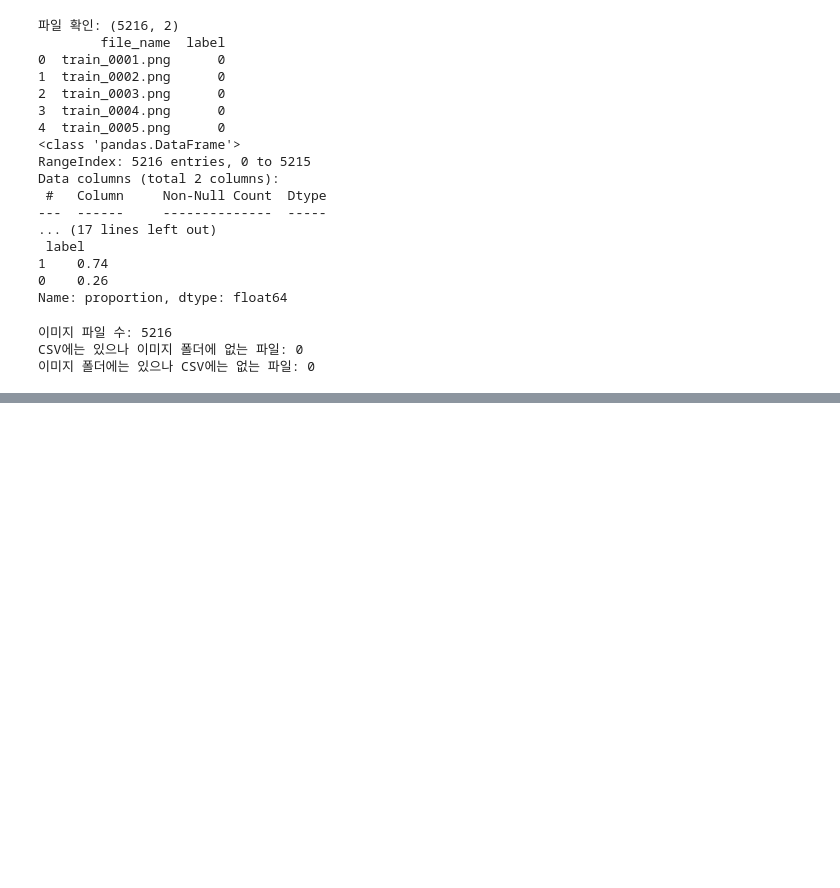
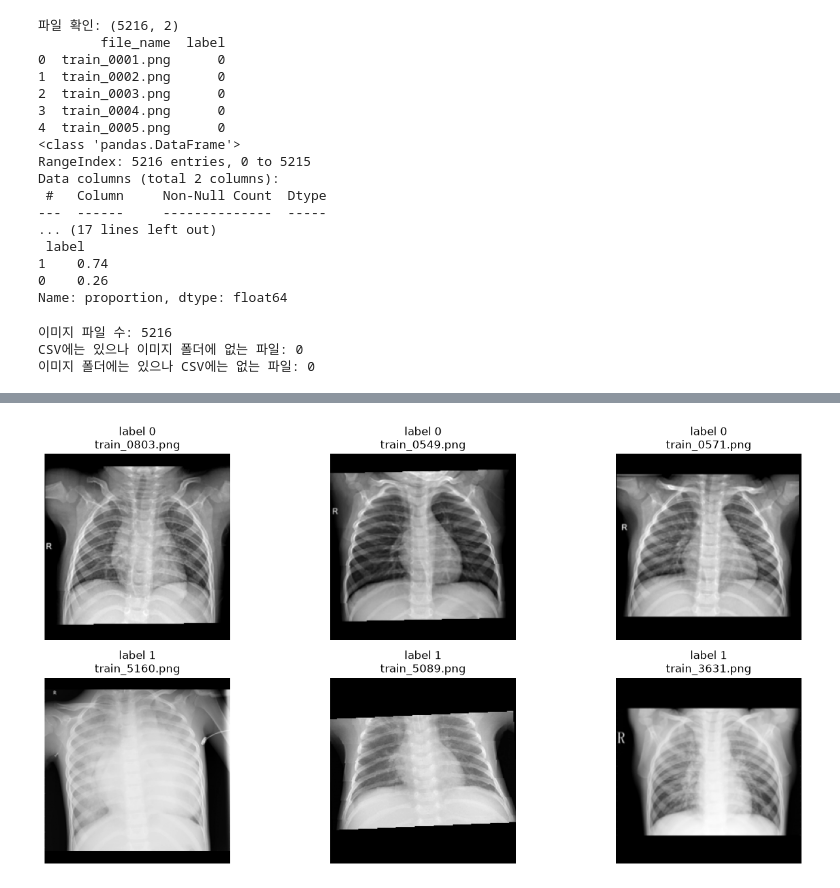
Before and after one commit to having-all/deep_learning_journey, a Jupyter notebook: pneumonia.ipynb, the cells around one changed output, grey strips where cells are left out. Saved outputs shown, nothing was run; the diff lists cells and outputs as text; code cells hidden in the pictures; blank space fills up the shorter version.

```diff
--- a/pneumonia.ipynb
+++ b/pneumonia.ipynb
@@ -161,0 +249,29 @@ CSV에는 있으나 이미지 폴더에 없는 파일: 0
+# %%
+# 정상과 폐렴 샘플 비교
+
+# label별 sample 이미지 비교( label: 0 - 3장, label: 1 - 3장)
+label0_paths = df[df['label'] == 0]['image_path'].sample(3, random_state=42).tolist()
+label1_paths = df[df['label'] == 1]['image_path'].sample(3, random_state=42).tolist()
+
+fig, axes = plt.subplots(2, 3, figsize=(14, 7))
+
+for i, path in enumerate(label0_paths):
+    axes[0, i].imshow(Image.open(path), cmap='gray')
+    axes[0, i].set_title(f"label 0\n{os.path.basename(path)}")
+    axes[0, i].axis('off')
+
+for i, path in enumerate(label1_paths):
+    axes[1, i].imshow(Image.open(path), cmap='gray')
+    axes[1, i].set_title(f"label 1\n{os.path.basename(path)}")
+    axes[1, i].axis('off')
+
+plt.tight_layout()
+plt.show()
+
+# 출력결과
+# label 0 = 정상, label 1 = 폐렴
+# 이미지 가장자리에 검은 여백 존재
+# 일부 이미지 회전되어 있음
+# R(오른쪽 표시), 전극선 등 이물질 존재
+# %% [output]
+[figure, added]
```
Also changed, not shown: parts of 19 cells of this notebook.
